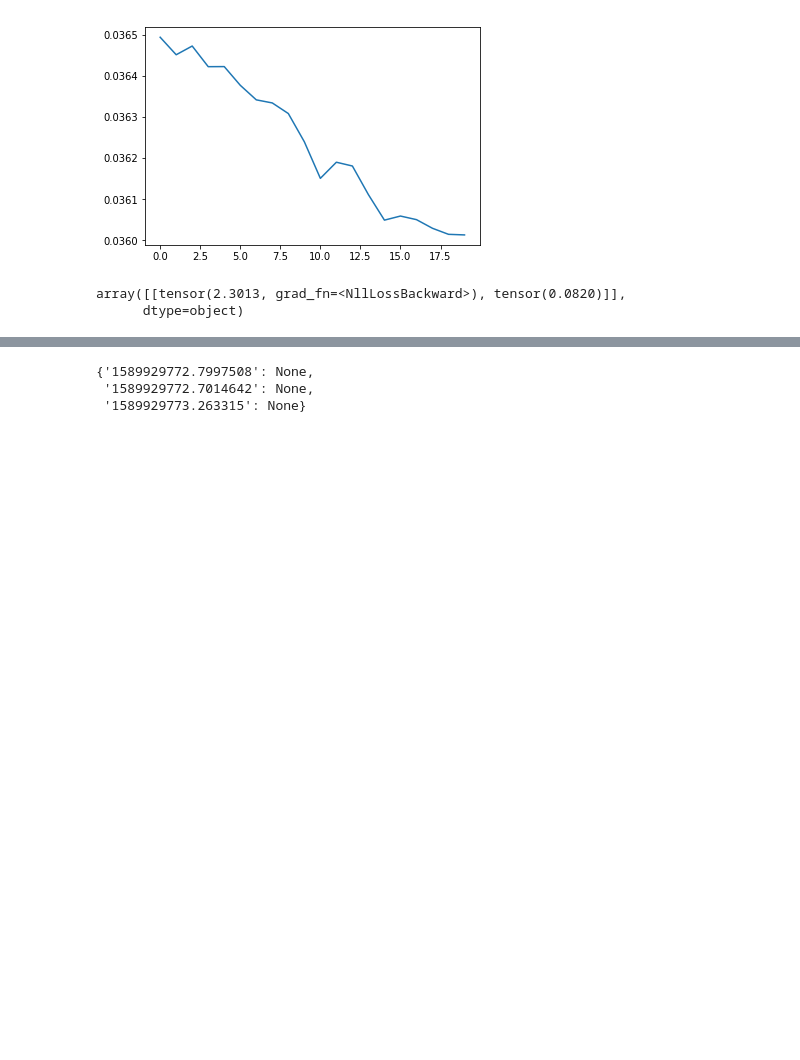
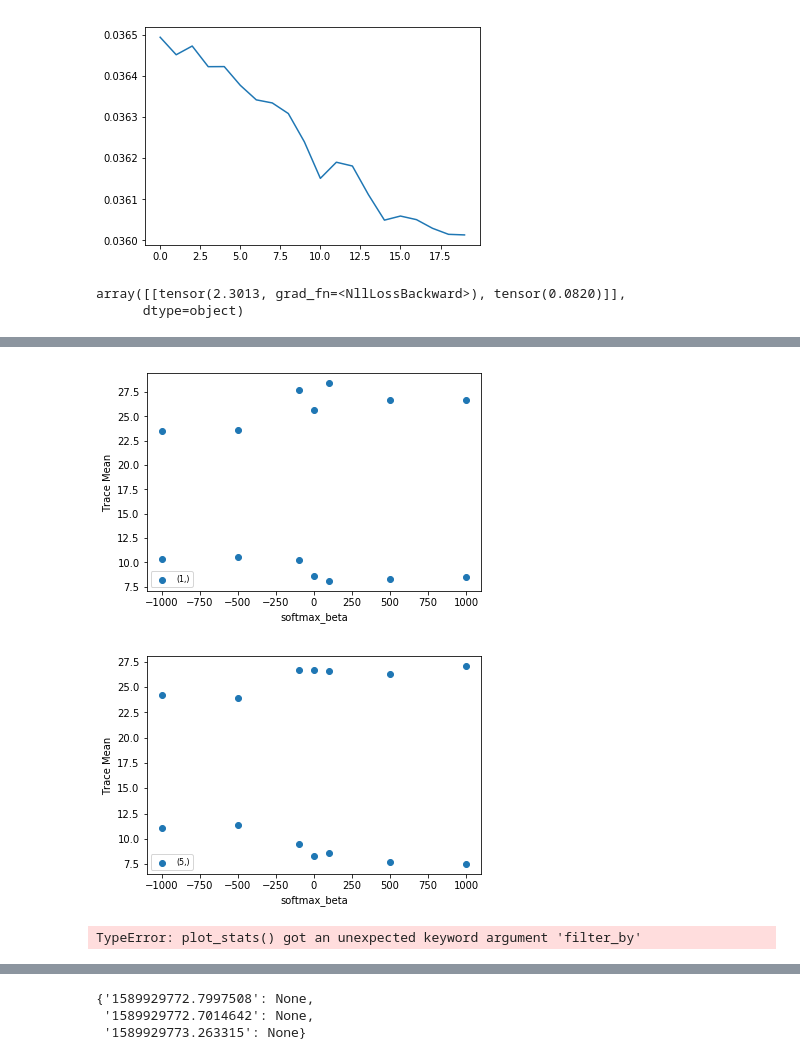
Before and after one commit to daniellengyel/flat_sharp, a Jupyter notebook: flat_sharp/Analysis.ipynb, the cells around one changed output, grey strips where cells are left out. Saved outputs shown, nothing was run; the diff lists cells and outputs as text; code cells hidden in the pictures; blank space fills up the shorter version.

```diff
--- a/flat_sharp/Analysis.ipynb
+++ b/flat_sharp/Analysis.ipynb
@@ -188,0 +218,15 @@ stats_df.sort_values(by="Mean Test Acc", ascending=False)
+# %%
+
+
+plot_stats(stats_df,  "softmax_beta", "Trace Mean",
+           filter_seperate=["sampling_tau"], filter_not_seperate=[],
+           X_axis_bounds=None)
+# %% [output]
+[figure, added]
+[figure, added]
+# %%
+
+
+plot_stats(stats_df,  "Train Loss Mean", "Trace Mean", filter_by=["softmax_beta"], seperate=False, )
+# %% [output]
+TypeError: plot_stats() got an unexpected keyword argument 'filter_by'
```
Also changed, not shown: parts of 11 cells of this notebook, 4 other files.
